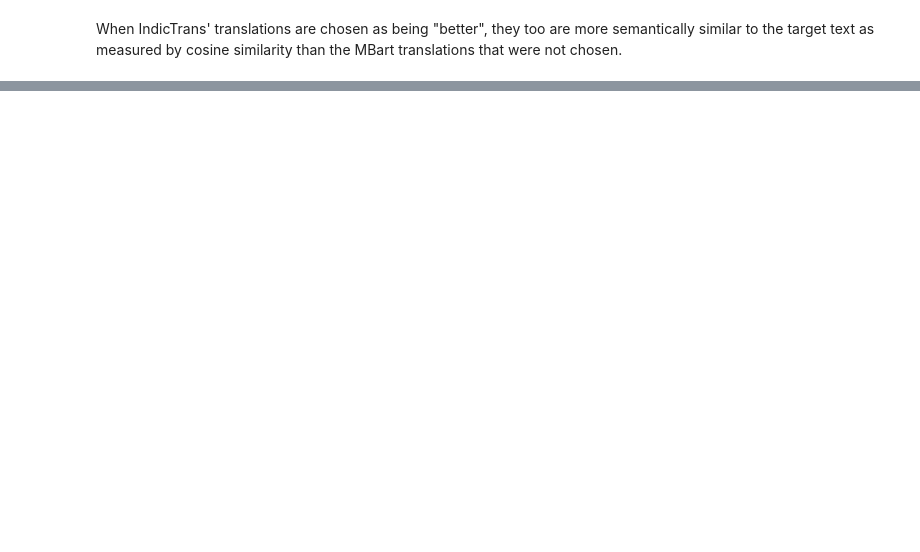
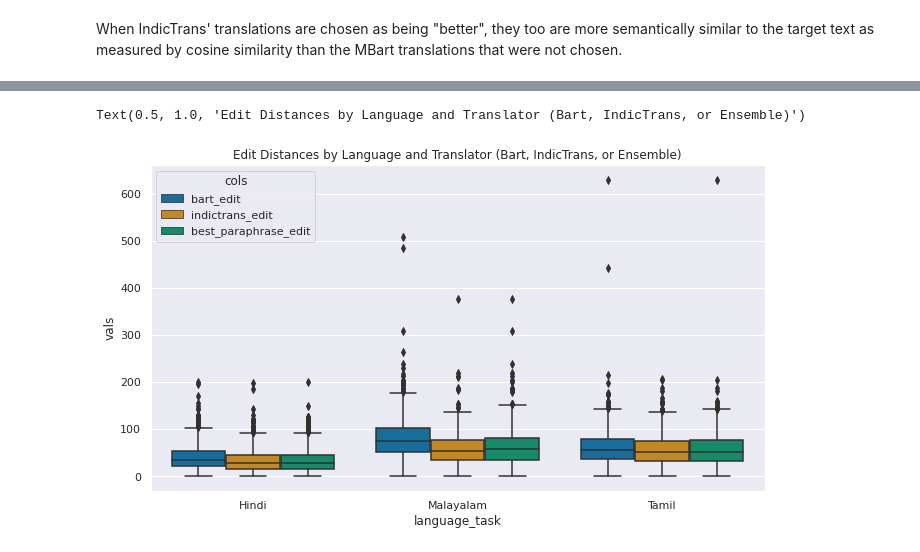
Before and after one commit to bdougall/TranQuality, a Jupyter notebook: Siam_net_trans_eval/layernorm_final_record_quality_eval.ipynb, the cells around one changed output, grey strips where cells are left out. Cells and saved outputs as stored; diff of their text form; code cells hidden in the pictures; blank space fills up the shorter version.

```diff
--- a/Siam_net_trans_eval/layernorm_final_record_quality_eval.ipynb
+++ b/Siam_net_trans_eval/layernorm_final_record_quality_eval.ipynb
@@ -481,0 +526,14 @@ Text(0.5, 1.0, 'Figure 4 Cosine Similarity Scores by Language and Translator for
+# %%
+# Compare the MBart, IndicTrans, and Best Translation cosine similarity scores by language over the entire dataset
+translator_edit_compare = final[["language_task", "bart_edit", "indictrans_edit", "best_paraphrase_edit"]]
+
+# Use melt to reshape the values and allow for multiple column plotting
+translator_edit_compare = translator_edit_compare.melt('language_task', var_name='cols',  value_name='vals')
+
+# The median cosine similarity score is highest when the ensemble method is used
+sns.boxplot(x = translator_edit_compare['language_task'],
+            y = translator_edit_compare['vals'],
+            hue = translator_edit_compare['cols'], palette="colorblind").set_title('Edit Distances by Language and Translator (Bart, IndicTrans, or Ensemble)')
+# %% [output]
+Text(0.5, 1.0, 'Edit Distances by Language and Translator (Bart, IndicTrans, or Ensemble)')
+[figure, added]
```
Also changed, not shown: parts of 9 cells of this notebook.
